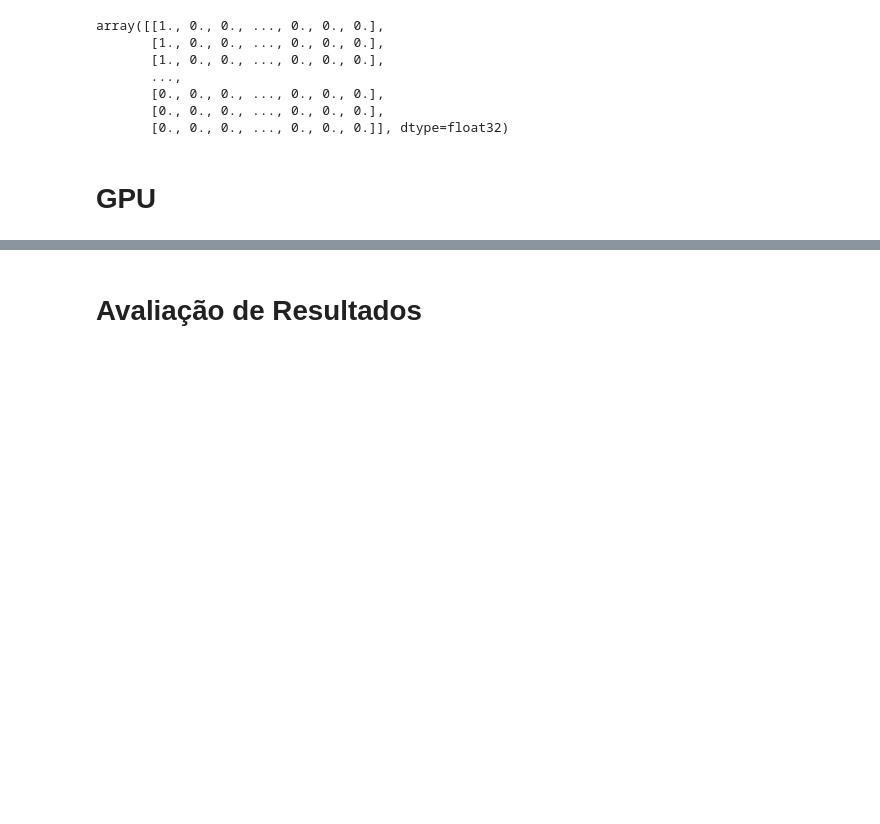
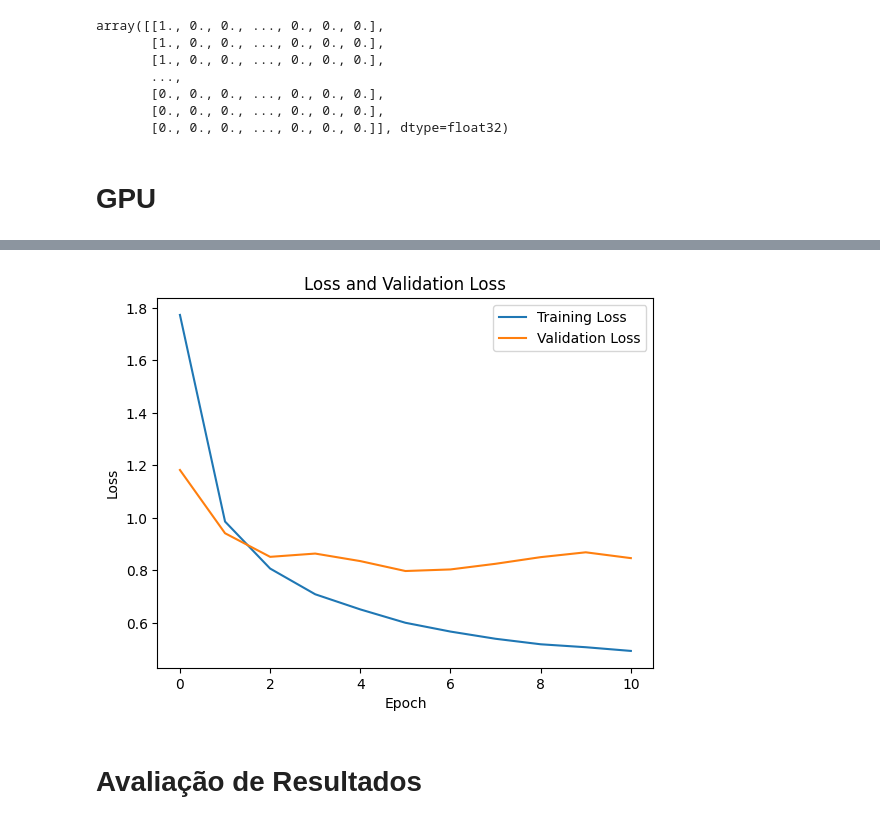
Before and after one commit to lucaslattari/neural-network-series, a Jupyter notebook: 12/word2vec_BiLSTM.ipynb, the cells around one changed output, grey strips where cells are left out. Drawn from its saved outputs; the diff is of its cells as text; code cells hidden in the pictures; blank space fills up the shorter version.

Commit message:
Implement training and validation loss plot using matplotlib

```diff
--- a/12/word2vec_BiLSTM.ipynb
+++ b/12/word2vec_BiLSTM.ipynb
@@ -335,5 +335,5 @@ early_stopping = EarlyStopping(monitor='val_loss', patience=5)
 model.compile(loss='categorical_crossentropy', optimizer='adam', metrics=['accuracy'])
 
 # Train model
-model.fit(X_train, y_train, epochs=40, batch_size=64, validation_data=(X_val, y_val), callbacks=[early_stopping])
+history = model.fit(X_train, y_train, epochs=40, batch_size=64, validation_data=(X_val, y_val), callbacks=[early_stopping])
 # %% [output]
@@ -375,3 +372,16 @@ Epoch 10/40
+# %%
+import matplotlib.pyplot as plt
+
+# Plot the loss and validation loss
+plt.plot(history.history['loss'], label='Training Loss')
+plt.plot(history.history['val_loss'], label='Validation Loss')
+plt.title('Loss and Validation Loss')
+plt.xlabel('Epoch')
+plt.ylabel('Loss')
+plt.legend()
+plt.show()
+# %% [output]
+[figure, added]
 # %%
 model.save('ge_BiLSTM.h5')
 np.save("X_test_BiLSTM.npy", X_test)
```
Also changed, not shown: parts of 13 cells of this notebook, 1 other file.
